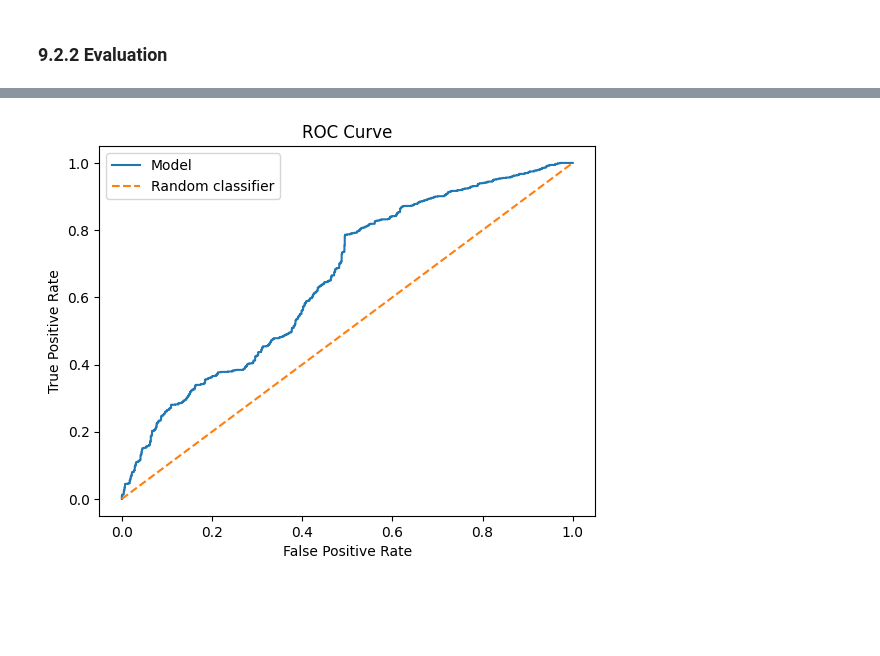
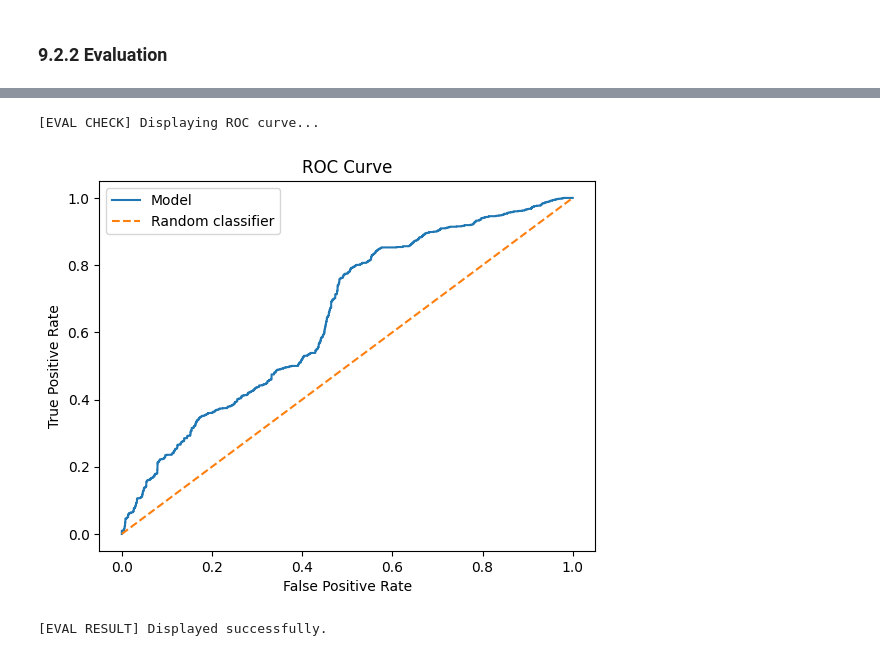
Before and after one commit to FilipMojto/DP_Thesis, a Jupyter notebook: notebooks/09-final-eval-and-deploy-prep_LOCAL_1503.ipynb, the cells around one changed output, grey strips where cells are left out. Saved outputs shown, nothing was run; the diff lists cells and outputs as text; code cells hidden in the pictures; blank space fills up the shorter version.

```diff
--- a/notebooks/09-final-eval-and-deploy-prep_LOCAL_1503.ipynb
+++ b/notebooks/09-final-eval-and-deploy-prep_LOCAL_1503.ipynb
@@ -16,8 +7,9 @@ from src_code.config import *
 # %%
-from notebooks.logging_config import setup_notebook_logging
+from logging_config import LOG_PATH, NotebookLogger, setup_notebook_logging
 
-logger, log_start, log_check, log_result = setup_notebook_logging(label="ENGINEERING")
+# logger, log_start, log_check, log_result = setup_notebook_logging(label="ENGINEERING")
+logger = NotebookLogger(label="EVAL", notebook_name=None, file_log_path=LOG_PATH)
 
-log_start(print_to_console=True)
-log_result("Logging configured.", print_to_console=True)
+logger.log_start(print_to_console=True)
+logger.log_result("Logging configured.", print_to_console=True)
 # %% [output]
@@ -89,0 +161,11 @@ The model was trained on 70 features:
+# %%
+# from notebooks.constants import TARGET
+# from src_code.ml_pipeline.feature_config import DROP_COLS
+# from src_code.ml_pipeline.training.utils import drop_cols
+
+X_test = drop_cols(df=df, cols=DROP_COLS + [TARGET], logger=logger)
+
+# for feature in X_test:
+#     if feature not in model_features:
+#         X_test = X_test.drop(feature)
+X_test = X_test[model_features]
@@ -250,15 +477,16 @@ weighted avg       0.86      0.53      0.61      7363
 # %%
-from sklearn.metrics import roc_curve
+# fpr, tpr, _ = roc_curve(y_true, probabilities)
 
-fpr, tpr, _ = roc_curve(y_true, probs)
+# plt.plot(fpr, tpr, label="Model")
+# plt.plot([0, 1], [0, 1], linestyle="--", label="Random classifier")
 
-plt.plot(fpr, tpr, label="Model")
-plt.plot([0, 1], [0, 1], linestyle="--", label="Random classifier")
-
-plt.xlabel("False Positive Rate")
-plt.ylabel("True Positive Rate")
-plt.title("ROC Curve")
-plt.legend()
-plt.show()
+# plt.xlabel("False Positive Rate")
+# plt.ylabel("True Positive Rate")
+# plt.title("ROC Curve")
+# plt.legend()
+# plt.show()
+display_ROC_curve(y_true=y_true, probabilities=probabilities, logger=logger)
 # %% [output]
+[EVAL CHECK] Displaying ROC curve...
-[figure, old version]
+[figure, new version]
+[EVAL RESULT] Displayed successfully.
```
Also changed, not shown: parts of 33 cells of this notebook, 8 other files.
